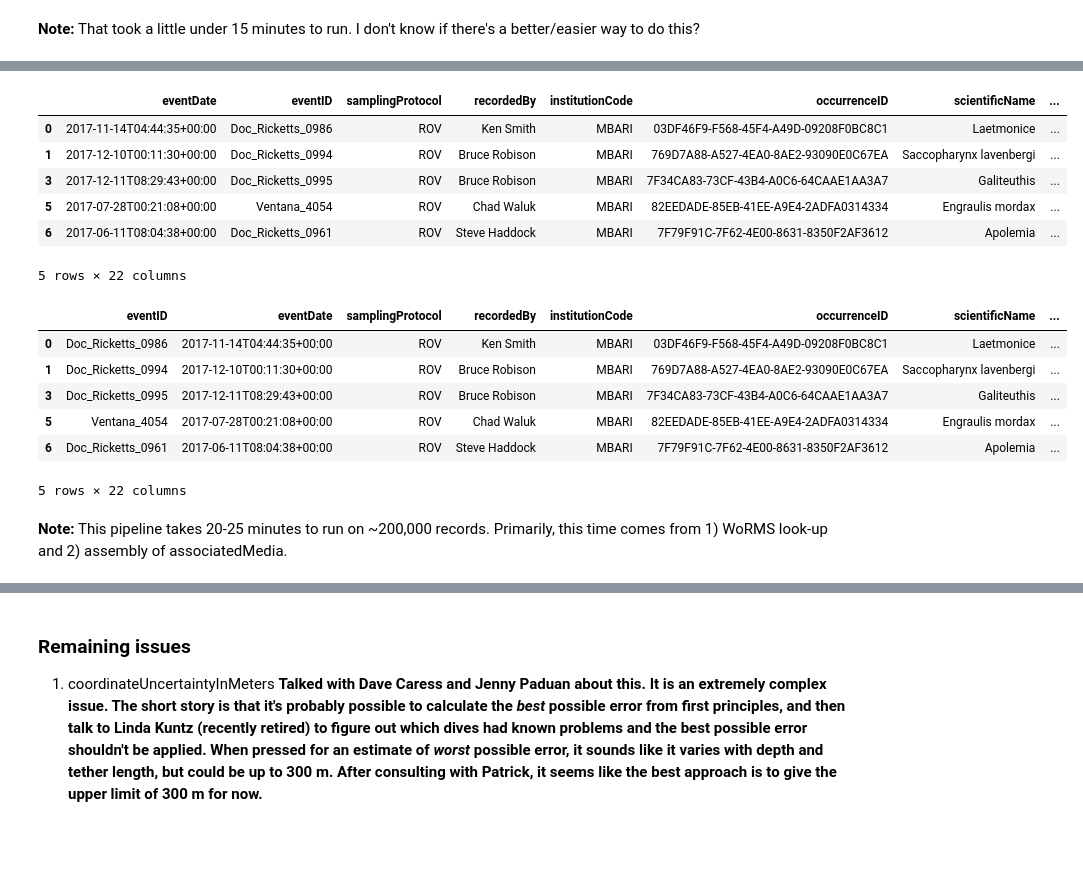
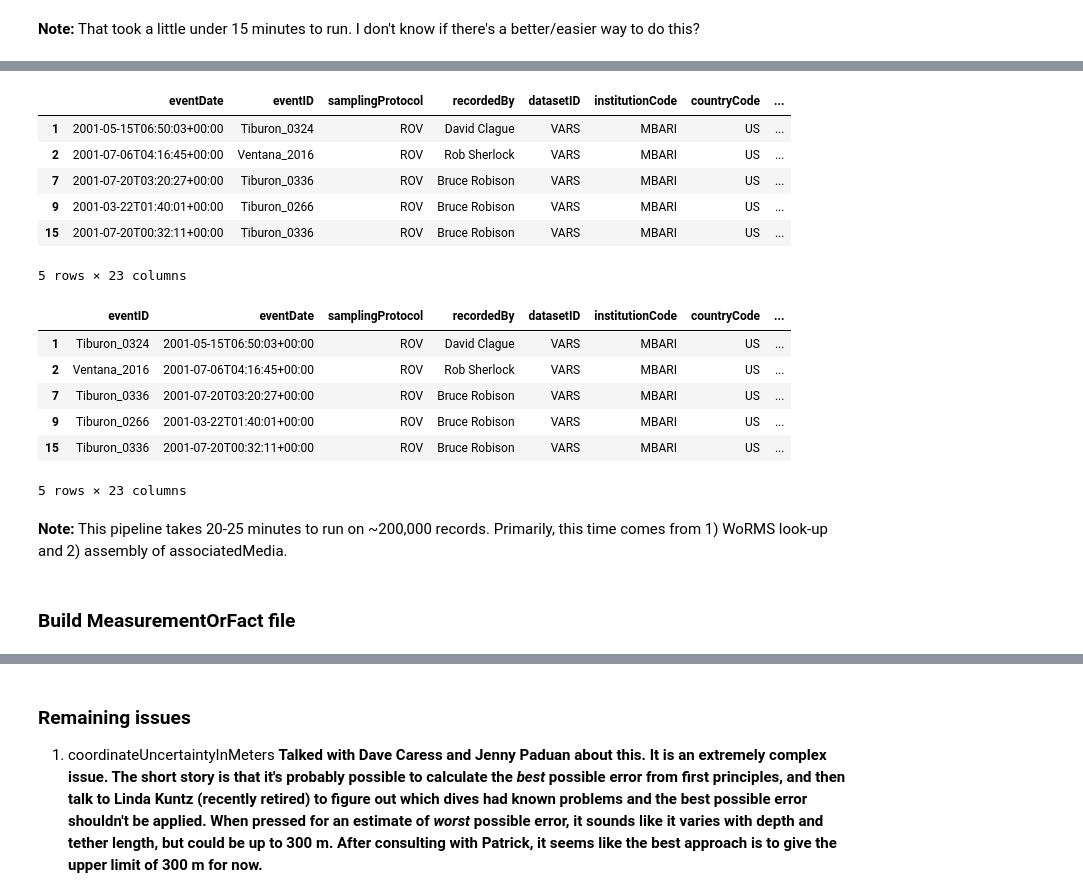
Before and after one commit to CeNCOOS/VARS, a Jupyter notebook: VARS_2001_conversion.ipynb, the cells around one changed output, grey strips where cells are left out. Drawn from its saved outputs; the diff is of its cells as text; code cells hidden in the pictures; blank space fills up the shorter version.

Commit message:
Added columns recommended by Abby Benson and created MeasurementOrFact file for the first time.

```diff
--- a/VARS_2001_conversion.ipynb
+++ b/VARS_2001_conversion.ipynb
@@ -349,6 +359,0 @@ converted.head()
-# %%
-## Drop records where the species name is 'None'
-
-print(converted.shape)
-converted = converted[converted['scientificName'].notna()]
-print(converted.shape)
@@ -360,7 +360,3 @@ There are also ~400 rows where salinity=0. That doesn't make sense, and I'm assu
-# %%
-## Change salinity = 0 to NaN
-
-converted[converted['salinity'] == 0] = np.nan
 # %%
 ## Get a list of unique species names
 
@@ -540,7 +536,7 @@ concepts_to_remove = ['larvacean',
 nonorganism_concepts = [concept for concept in nonorganism_concepts if concept not in concepts_to_remove]
 
 # Add any terms that slipped through
-nonorganism_concepts.extend(['iris', 'gastrozooid'])
+nonorganism_concepts.extend(['iris', 'gastrozooid', 'cylinder', 'mars'])
 # %%
 ## Remove nonorganism concepts from names
 
@@ -555,7 +551,7 @@ name_id_dic, name_dic, id_dic = WoRMS.run_get_worms_from_scientific_name(names,
 # %%
 ## Write failed names to log file
 
-with open('VARS_2017_WoRMS_log_20200604.txt', 'w') as f:
+with open('VARS_2001_WoRMS_log_20200622.txt', 'w') as f:
     f.write(cap.stdout)
 # %% [markdown]
 **Terms that seem like they should have matched but didn't from 2001, 2010, 2017, 1989:**
@@ -774,29 +778,29 @@ converted.head()
 # %%
 ## Drop extra columns
 
-converted = converted.drop(['image_url', 'video_uri'], axis=1)
+converted = converted.drop(['image_url', 'video_uri', 'dissolvedOxygenInMLPerL', 'pressureInPsi', 'salinity', 'temperatureInCelsius'], axis=1)
 converted.head()
 # %% [output]
-|  | eventDate | eventID | samplingProtocol | recordedBy | institutionCode | occurrenceID | scientificName | ... |
-| 0 | 2017-11-14T04:44:35+00:00 | Doc_Ricketts_0986 | ROV | Ken Smith | MBARI | 03DF46F9-F568-45F4-A49D-09208F0BC8C1 | Laetmonice | ... |
-| 1 | 2017-12-10T00:11:30+00:00 | Doc_Ricketts_0994 | ROV | Bruce Robison | MBARI | 769D7A88-A527-4EA0-8AE2-93090E0C67EA | Saccopharynx lavenbergi | ... |
-| 3 | 2017-12-11T08:29:43+00:00 | Doc_Ricketts_0995 | ROV | Bruce Robison | MBARI | 7F34CA83-73CF-43B4-A0C6-64CAAE1AA3A7 | Galiteuthis | ... |
-| 5 | 2017-07-28T00:21:08+00:00 | Ventana_4054 | ROV | Chad Waluk | MBARI | 82EEDADE-85EB-41EE-A9E4-2ADFA0314334 | Engraulis mordax | ... |
-| 6 | 2017-06-11T08:04:38+00:00 | Doc_Ricketts_0961 | ROV | Steve Haddock | MBARI | 7F79F91C-7F62-4E00-8631-8350F2AF3612 | Apolemia | ... |
+|  | eventDate | eventID | samplingProtocol | recordedBy | datasetID | institutionCode | countryCode | ... |
+| 1 | 2001-05-15T06:50:03+00:00 | Tiburon_0324 | ROV | David Clague | VARS | MBARI | US | ... |
+| 2 | 2001-07-06T04:16:45+00:00 | Ventana_2016 | ROV | Rob Sherlock | VARS | MBARI | US | ... |
+| 7 | 2001-07-20T03:20:27+00:00 | Tiburon_0336 | ROV | Bruce Robison | VARS | MBARI | US | ... |
+| 9 | 2001-03-22T01:40:01+00:00 | Tiburon_0266 | ROV | Bruce Robison | VARS | MBARI | US | ... |
+| 15 | 2001-07-20T00:32:11+00:00 | Tiburon_0336 | ROV | Bruce Robison | VARS | MBARI | US | ... |
-5 rows × 22 columns
+5 rows × 23 columns
 # %%
 ## Reorder columns
 
-converted = converted[['eventID', 'eventDate', 'samplingProtocol', 'recordedBy', 'institutionCode', 'occurrenceID', 'scientificName', 'scientificNameID', 'taxonID',
+converted = converted[['eventID', 'eventDate', 'samplingProtocol', 'recordedBy', 'datasetID', 'institutionCode', 'countryCode', 'occurrenceID', 'vernacularName', 'scientificName', 'scientificNameID', 'taxonID',
                        'nameAccordingTo', 'occurrenceStatus', 'basisOfRecord', 'identifiedBy', 'decimalLatitude', 'decimalLongitude', 'coordinateUncertaintyInMeters',
-                       'verbatimDepth', 'dissolvedOxygenInMLPerL', 'pressureInPsi', 'salinity', 'temperatureInCelsius', 'associatedMedia']]
+                       'minimumDepthInMeters', 'maximumDepthInMeters', 'verbatimDepth', 'associatedMedia']]
 converted.head()
 # %% [output]
-|  | eventID | eventDate | samplingProtocol | recordedBy | institutionCode | occurrenceID | scientificName | ... |
-| 0 | Doc_Ricketts_0986 | 2017-11-14T04:44:35+00:00 | ROV | Ken Smith | MBARI | 03DF46F9-F568-45F4-A49D-09208F0BC8C1 | Laetmonice | ... |
-| 1 | Doc_Ricketts_0994 | 2017-12-10T00:11:30+00:00 | ROV | Bruce Robison | MBARI | 769D7A88-A527-4EA0-8AE2-93090E0C67EA | Saccopharynx lavenbergi | ... |
-| 3 | Doc_Ricketts_0995 | 2017-12-11T08:29:43+00:00 | ROV | Bruce Robison | MBARI | 7F34CA83-73CF-43B4-A0C6-64CAAE1AA3A7 | Galiteuthis | ... |
-| 5 | Ventana_4054 | 2017-07-28T00:21:08+00:00 | ROV | Chad Waluk | MBARI | 82EEDADE-85EB-41EE-A9E4-2ADFA0314334 | Engraulis mordax | ... |
-| 6 | Doc_Ricketts_0961 | 2017-06-11T08:04:38+00:00 | ROV | Steve Haddock | MBARI | 7F79F91C-7F62-4E00-8631-8350F2AF3612 | Apolemia | ... |
+|  | eventID | eventDate | samplingProtocol | recordedBy | datasetID | institutionCode | countryCode | ... |
+| 1 | Tiburon_0324 | 2001-05-15T06:50:03+00:00 | ROV | David Clague | VARS | MBARI | US | ... |
+| 2 | Ventana_2016 | 2001-07-06T04:16:45+00:00 | ROV | Rob Sherlock | VARS | MBARI | US | ... |
+| 7 | Tiburon_0336 | 2001-07-20T03:20:27+00:00 | ROV | Bruce Robison | VARS | MBARI | US | ... |
+| 9 | Tiburon_0266 | 2001-03-22T01:40:01+00:00 | ROV | Bruce Robison | VARS | MBARI | US | ... |
+| 15 | Tiburon_0336 | 2001-07-20T00:32:11+00:00 | ROV | Bruce Robison | VARS | MBARI | US | ... |
-5 rows × 22 columns
+5 rows × 23 columns
 # %%
@@ -806,2 +810,4 @@ converted.to_csv('VARS_2017_converted.csv', index=False, na_rep='NaN')
 # %% [markdown]
 **Note:** This pipeline takes 20-25 minutes to run on ~200,000 records. Primarily, this time comes from 1) WoRMS look-up and 2) assembly of associatedMedia.
+# %% [markdown]
+### Build MeasurementOrFact file
```
Also changed, not shown: parts of 29 cells of this notebook.
